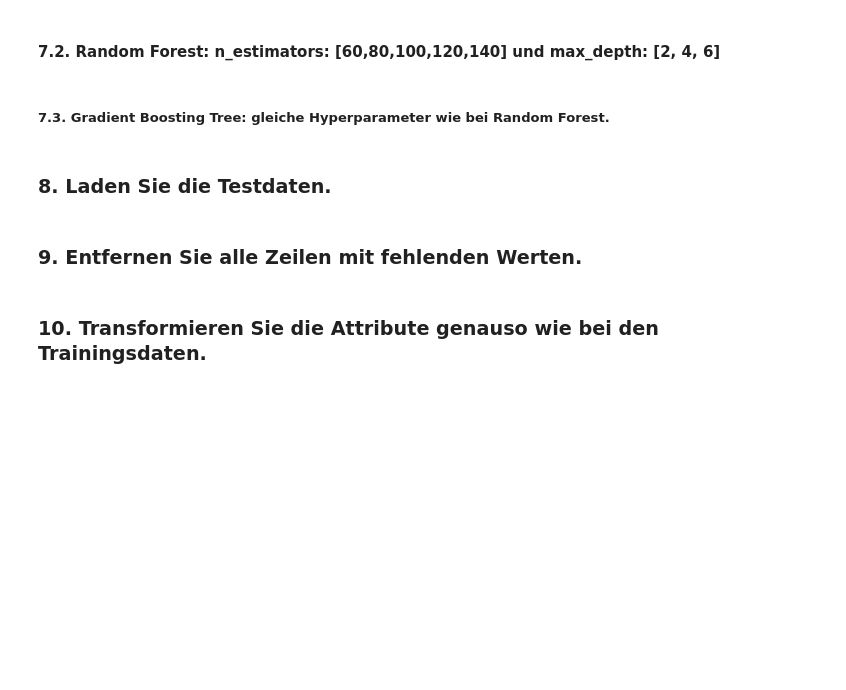
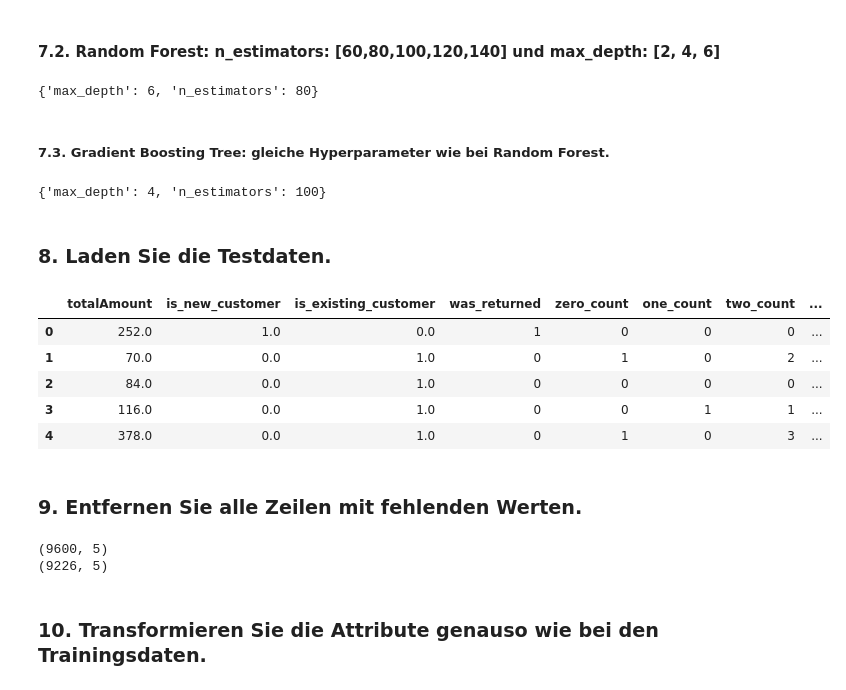
Before and after one commit to pabair/ml-kurs-ss22, a Jupyter notebook: ML_Projekt_Abgabe.ipynb, the cells around one changed output. Drawn from its saved outputs; the diff is of its cells as text; code cells hidden in the pictures; blank space fills up the shorter version.

```diff
--- a/ML_Projekt_Abgabe.ipynb
+++ b/ML_Projekt_Abgabe.ipynb
@@ -255,9 +273,49 @@ print(logReg_best_params)
+# %%
+# was ist RandomForestClassifier und wie funktioniert der?
+# was ist GridSearchCV => Parameter beschreiben
+
+from sklearn.ensemble import RandomForestClassifier
+grid_search = GridSearchCV(RandomForestClassifier(), param_grid=parameters, n_jobs=-1, scoring=model_scoring)
+grid_search.fit(X_scaled, Y_train)
+rf_best_params = grid_search.best_params_
+print(rf_best_params)
+# %% [output]
+{'max_depth': 6, 'n_estimators': 80}
 # %% [markdown]
 
 ##### 7.3. Gradient Boosting Tree: gleiche Hyperparameter wie bei Random Forest.
+# %%
+# was ist GradientBoostingClassifier und wie funktioniert der?
+# warum wird hier ein Random State genuttz?
+
+from sklearn.ensemble import GradientBoostingClassifier
+gbt = GradientBoostingClassifier(random_state=0)
+grid_search = GridSearchCV(estimator=gbt, param_grid=parameters, n_jobs=-1, scoring=model_scoring)
+grid_search.fit(X_scaled, Y_train)
+gbt_best_params = grid_search.best_params_
+print(gbt_best_params)
+# %% [output]
+{'max_depth': 4, 'n_estimators': 100}
 # %% [markdown]
 ### 8. Laden Sie die Testdaten.
+# %%
+data_test  = pd.read_csv('./data/project/test.csv', sep=';')
+data_train.head()
+# %% [output]
+|  | totalAmount | is_new_customer | is_existing_customer | was_returned | zero_count | one_count | two_count | ... |
+| 0 | 252.0 | 1.0 | 0.0 | 1 | 0 | 0 | 0 | ... |
+| 1 | 70.0 | 0.0 | 1.0 | 0 | 1 | 0 | 2 | ... |
+| 2 | 84.0 | 0.0 | 1.0 | 0 | 0 | 0 | 0 | ... |
+| 3 | 116.0 | 0.0 | 1.0 | 0 | 0 | 1 | 1 | ... |
+| 4 | 378.0 | 0.0 | 1.0 | 0 | 1 | 0 | 3 | ... |
 # %% [markdown]
 ### 9. Entfernen Sie alle Zeilen mit fehlenden Werten.
+# %%
+print(data_test.shape)
+data_test = data_test.dropna()
+print(data_test.shape)
+# %% [output]
+(9600, 5)
+(9226, 5)
 # %% [markdown]
 ### 10. Transformieren Sie die Attribute genauso wie bei den Trainingsdaten.
```
Also changed, not shown: parts of 22 cells of this notebook.
